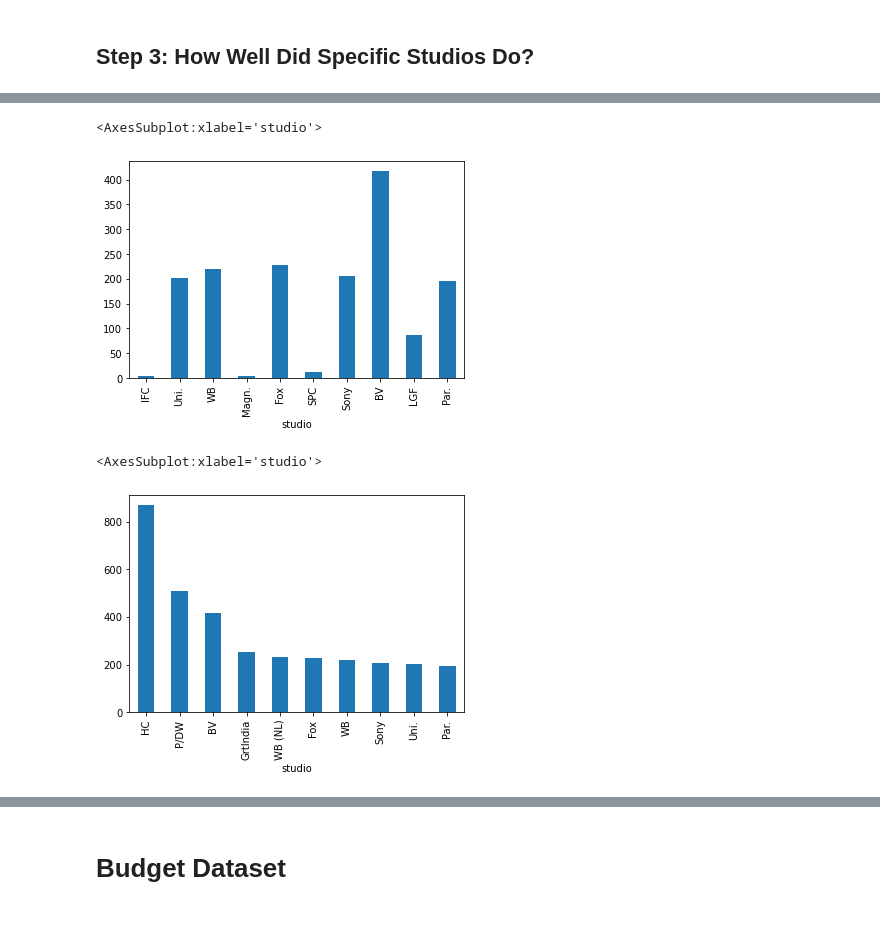
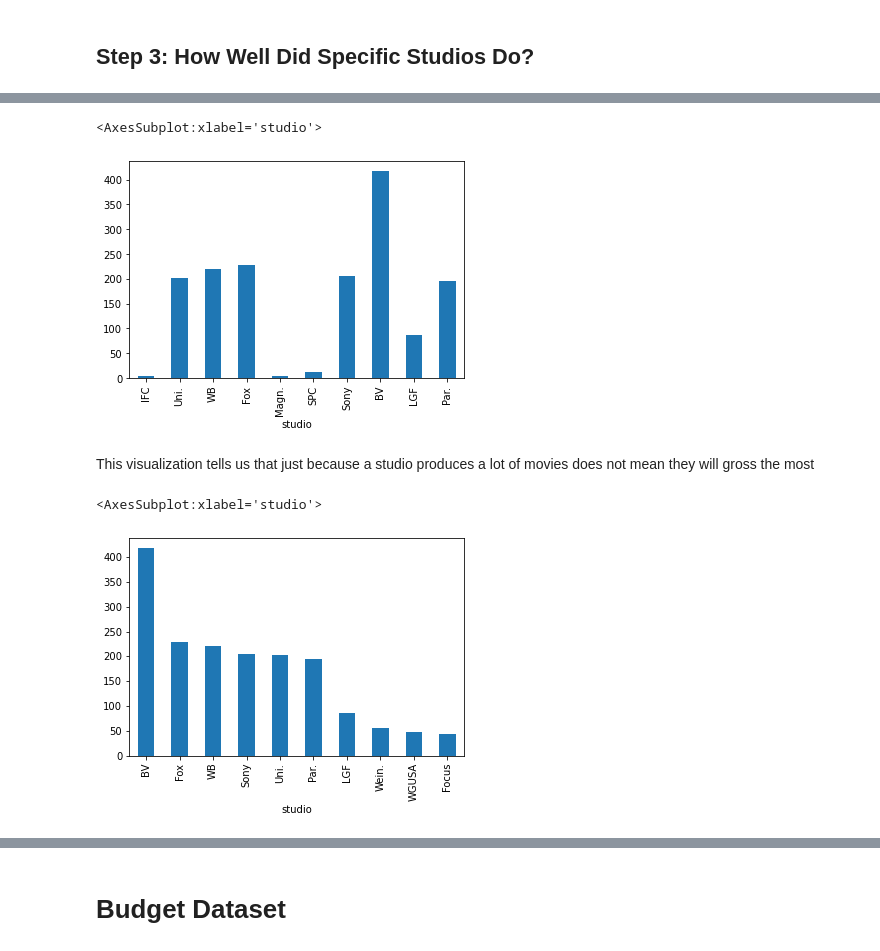
Before and after one commit to mehince/group-1-capstone, a Jupyter notebook: student.ipynb, the cells around one changed output, grey strips where cells are left out. Drawn from its saved outputs; the diff is of its cells as text; code cells hidden in the pictures; blank space fills up the shorter version.

```diff
--- a/student.ipynb
+++ b/student.ipynb
@@ -293,14 +299,19 @@ Asp.       1
 Name: studio, Length: 256, dtype: int64
+# %%
+# Lets only look at studios that have more than 50 movies
+studio_50 = movie_gross_df.groupby("studio").filter(lambda x: len(x) > 50)
 # %%
 # Lets see how the top 10 most producing studios did in terms of average total gross
-top10_prod = list(movie_gross_df['studio'].value_counts().sort_values(ascending=False)[:10].index)
-movie_gross_df.groupby('studio').mean()['total_gross'].loc[top10_prod].plot.bar()
+top10_prod = list(studio_50['studio'].value_counts().sort_values(ascending=False)[:10].index)
+studio_50.groupby('studio').mean()['total_gross'].loc[top10_prod].plot.bar()
 # %% [output]
 <AxesSubplot:xlabel='studio'>
-[figure, old version]
+[figure, new version]
+# %% [markdown]
+This visualization tells us that just because a studio produces a lot of movies does not mean they will gross the most
 # %%
 # Instead, lets use the top 10 highest earners
-movie_gross_df.groupby('studio').mean()['total_gross'].sort_values(ascending=False)[:10].plot.bar()
+studio_50.groupby('studio').mean()['total_gross'].sort_values(ascending=False)[:10].plot.bar()
 # %% [output]
 <AxesSubplot:xlabel='studio'>
-[figure, old version]
+[figure, new version]
```
Also changed, not shown: parts of 64 cells of this notebook.
